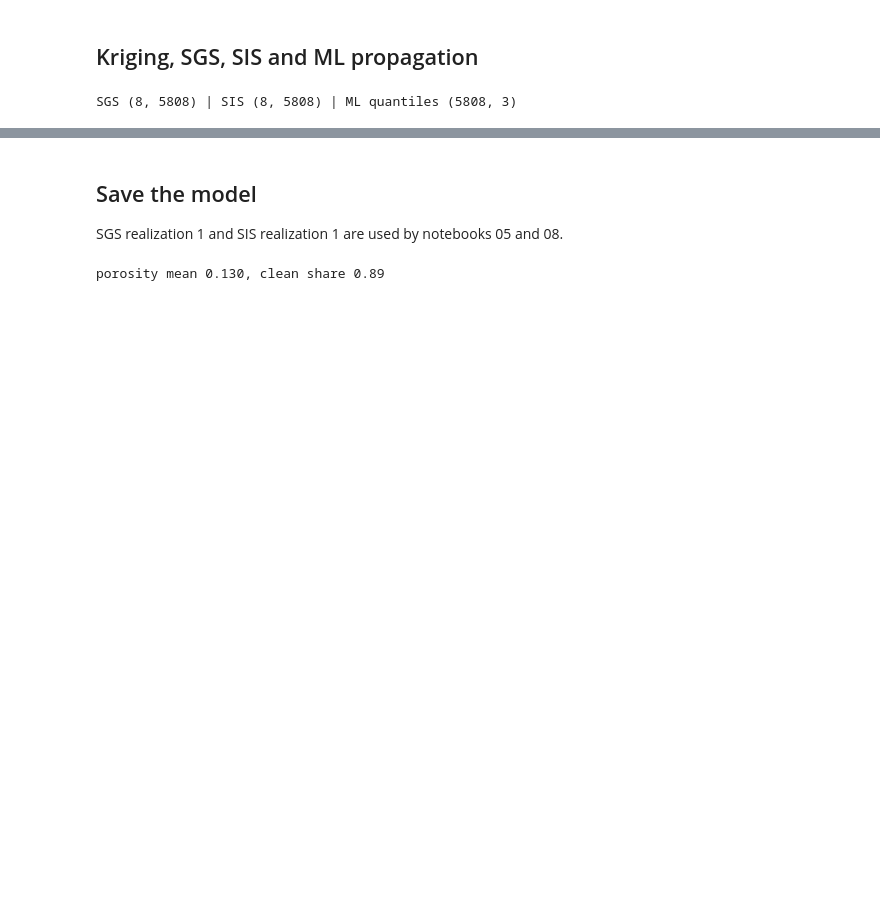
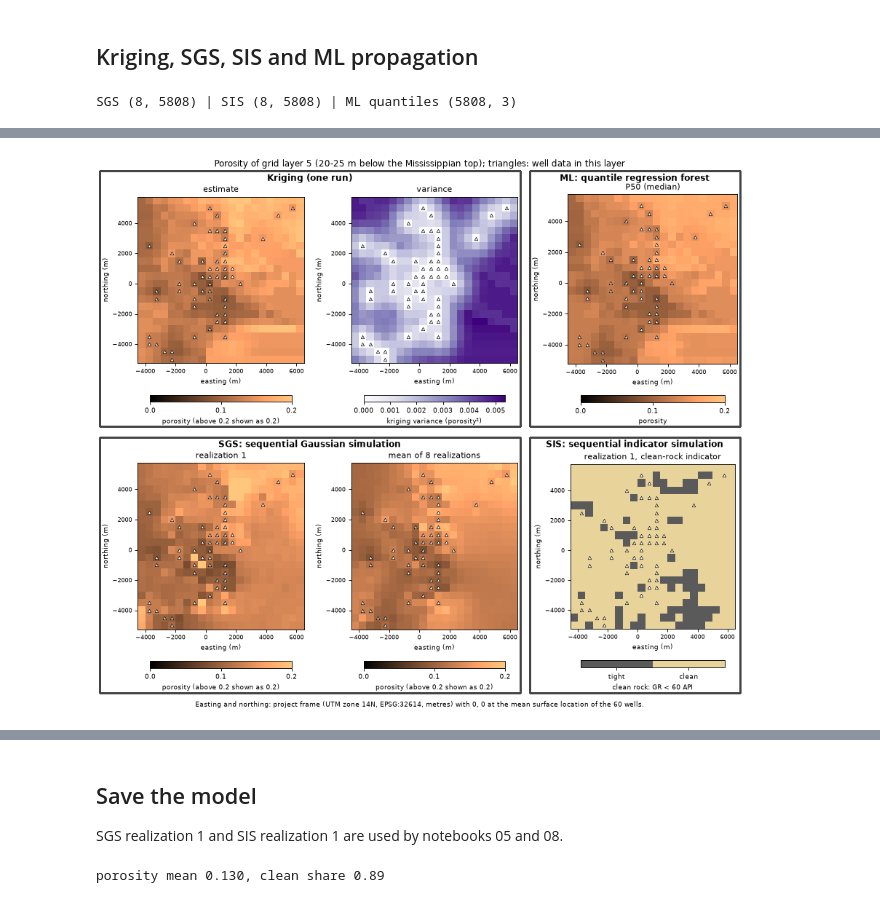
Before and after one commit to GeoLarryLai/SubsurfiX, a Jupyter notebook: examples/04_property_modelling.ipynb, the cells around one changed output, grey strips where cells are left out. Drawn from its saved outputs; the diff is of its cells as text; code cells hidden in the pictures; blank space fills up the shorter version.

```diff
--- a/examples/04_property_modelling.ipynb
+++ b/examples/04_property_modelling.ipynb
@@ -63,12 +60,0 @@ SGS (8, 5808) | SIS (8, 5808) | ML quantiles (5808, 3)
-# %%
-k = 4
-sh = lambda v: np.asarray(v).reshape(dims[2], dims[1], dims[0])[k]
-ext = [origin[0], origin[0] + dims[0] * cell[0], origin[1], origin[1] + dims[1] * cell[1]]
-panels = [("kriging", sh(ok)), ("kriging variance", sh(okv)), ("SGS #1", sh(real[0])), ("SGS mean of 8", sh(real.mean(0))),
-          ("SIS #1 (clean = 1)", sh(fac[0])), ("ML P50", sh(q[:, len(cfg["quantiles"]) // 2]))]
-fig, axs = plt.subplots(2, 3, figsize=(11, 7))
-for ax, (t, v) in zip(axs.flat, panels):
-    im = ax.imshow(v, origin="lower", extent=ext, cmap="Paired" if "SIS" in t else "viridis")
-    ax.set_title(t, fontsize=9); fig.colorbar(im, ax=ax, shrink=0.7)
-fig.suptitle(f"Porosity, layer {k} ({k * 5}-{k * 5 + 5} m below the Mississippian top)")
-save(fig, "04_property_maps.png")
@@ -76,0 +65,42 @@ save(fig, "04_property_maps.png")
+# %%
+k = 4
+sh = lambda v: np.asarray(v).reshape(dims[2], dims[1], dims[0])[k]
+ext = [origin[0], origin[0] + dims[0] * cell[0], origin[1], origin[1] + dims[1] * cell[1]]
+lay = np.asarray(idx) // (dims[0] * dims[1]) == k
+cond = C[np.asarray(idx)[lay]][:, :2]                                   # cells with well data in this layer
+from matplotlib.colors import ListedColormap
+# panels grouped by method: one framed box per method, no line inside a method
+groups = [("Kriging (one run)", [("estimate", sh(ok), "phi"), ("variance", sh(okv), "var")]),
+          ("ML: quantile regression forest", [("P50 (median)", sh(q[:, len(cfg["quantiles"]) // 2]), "phi")]),
+          ("SGS: sequential Gaussian simulation", [("realization 1", sh(real[0]), "phi"), ("mean of 8 realizations", sh(real.mean(0)), "phi")]),
+          ("SIS: sequential indicator simulation", [("realization 1, clean-rock indicator", sh(fac[0]), "sis")])]
+fig = plt.figure(figsize=(11, 9.2), layout="constrained")
+rows = fig.subfigures(2, 1, hspace=0.04)
+boxes = [b for r in rows for b in r.subfigures(1, 2, width_ratios=[2, 1], wspace=0.03)]
+for box, (gname, panels) in zip(boxes, groups):
+    box.set_edgecolor("#444444"); box.set_linewidth(1.2)        # frame: one box per method
+    box.suptitle(gname, fontsize=10.5, fontweight="bold")
+    for sf, (t, v, kind) in zip(box.subfigures(1, len(panels), wspace=0.02) if len(panels) > 1 else [box], panels):
+        ax = sf.subplots()
+        if kind == "phi":
+            im = ax.imshow(v, origin="lower", extent=ext, cmap="copper", vmin=0.0, vmax=0.2)
+            cb = sf.colorbar(im, ax=ax, location="bottom", shrink=0.85, ticks=[0, 0.1, 0.2])
+            cb.set_label("porosity" + (" (above 0.2 shown as 0.2)" if float(np.nanmax(v)) > 0.2 else ""), fontsize=8)
+        elif kind == "var":
+            im = ax.imshow(v, origin="lower", extent=ext, cmap="Purples")
+            cb = sf.colorbar(im, ax=ax, location="bottom", shrink=0.85)
+            cb.set_label("kriging variance (porosity²)", fontsize=8)
+        else:
+            im = ax.imshow(v, origin="lower", extent=ext, cmap=ListedColormap(["#5a5a5a", "#e8d39a"]), vmin=-0.5, vmax=1.5)
+            cb = sf.colorbar(im, ax=ax, location="bottom", shrink=0.85, ticks=[0, 1])
+            cb.ax.set_xticklabels(["tight", "clean"]); cb.set_label("clean rock: GR < 60 API", fontsize=8)
+        cb.ax.tick_params(labelsize=8)
+        ax.plot(cond[:, 0], cond[:, 1], "^", ms=4, mfc="white", mec="black", mew=0.6)
+        ax.set_title(t, fontsize=9.5); ax.set_aspect("equal"); ax.tick_params(labelsize=7)
+        ax.set_xlabel("easting (m)", fontsize=8); ax.set_ylabel("northing (m)", fontsize=8)
+fig.suptitle(f"Porosity of grid layer {k + 1} ({k * 5}-{k * 5 + 5} m below the Mississippian top); triangles: well data in this layer", fontsize=11)
+fig.text(0.5, -0.015, "Easting and northing: project frame (UTM zone 14N, EPSG:32614, metres) with 0, 0 at the mean surface "
+         "location of the 60 wells.", ha="center", va="top", fontsize=8)
+save(fig, "04_property_maps.png")
+# %% [output]
+[figure, added]
```
Also changed, not shown: parts of 5 cells of this notebook, 38 other files.
